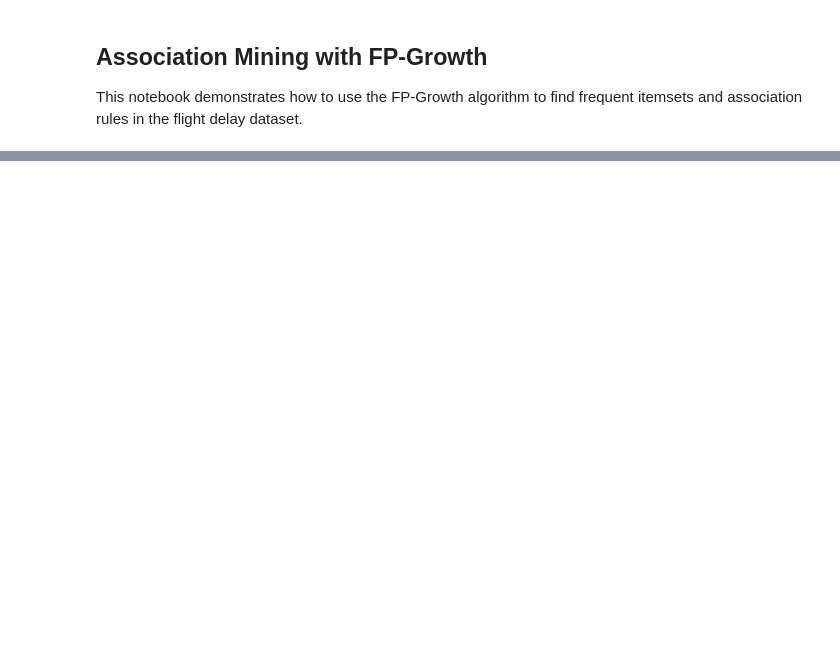
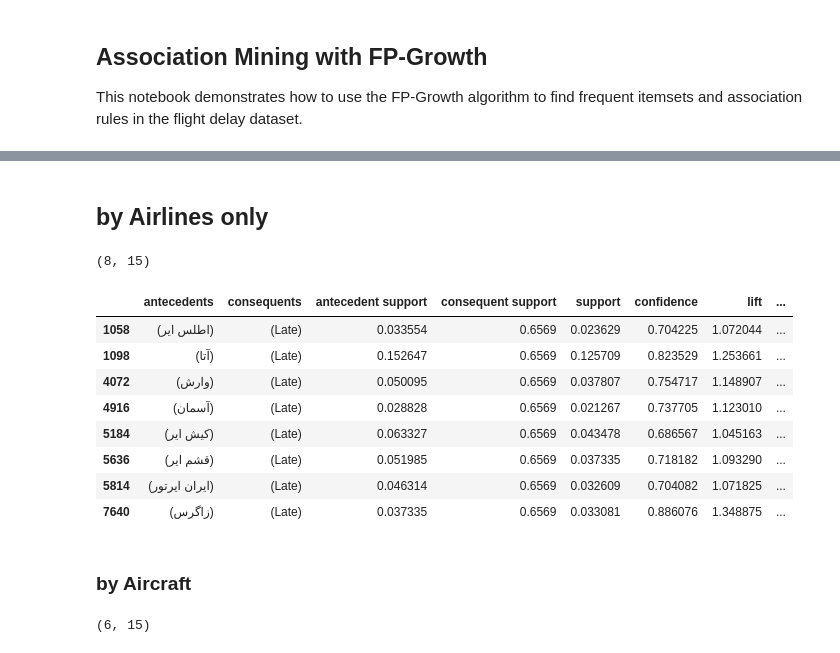
Before and after one commit to AminRezaeeyan/AeroScrape, a Jupyter notebook: notebooks/1-association-mining.ipynb, the cells around one changed output, grey strips where cells are left out. Drawn from its saved outputs; the diff is of its cells as text; code cells hidden in the pictures; blank space fills up the shorter version.

```diff
--- a/notebooks/1-association-mining.ipynb
+++ b/notebooks/1-association-mining.ipynb
@@ -54,0 +112,2 @@ rules.sort_values(by='lift', ascending=False).head(20)
+# %%
+late_rules_freeze['antecedents_len'] = late_rules_freeze['antecedents'].apply(lambda x: len(x))
@@ -54,0 +125,5 @@ rules.sort_values(by='lift', ascending=False).head(20)
+# %%
+days_of_the_week = set(df['scheduled_day_of_week'].unique())
+
+def only_things(antecedents, _set):
+    return antecedents.issubset(_set)
@@ -54,0 +157,23 @@ rules.sort_values(by='lift', ascending=False).head(20)
+# %% [markdown]
+## **by Airlines only**
+# %%
+airlines = set(df['airline'].unique())
+# %%
+late_rules_by_airline = late_rules_freeze[late_rules_freeze['antecedents'].apply(only_things, args = (airlines, ))].copy()
+late_rules_by_airline.shape
+# %% [output]
+(8, 15)
+# %%
+late_rules_by_airline
+# %% [output]
+|  | antecedents | consequents | antecedent support | consequent support | support | confidence | lift | ... |
+| 1058 | (اطلس ایر) | (Late) | 0.033554 | 0.6569 | 0.023629 | 0.704225 | 1.072044 | ... |
+| 1098 | (آتا) | (Late) | 0.152647 | 0.6569 | 0.125709 | 0.823529 | 1.253661 | ... |
+| 4072 | (وارش) | (Late) | 0.050095 | 0.6569 | 0.037807 | 0.754717 | 1.148907 | ... |
+| 4916 | (آسمان) | (Late) | 0.028828 | 0.6569 | 0.021267 | 0.737705 | 1.123010 | ... |
+| 5184 | (کیش ایر) | (Late) | 0.063327 | 0.6569 | 0.043478 | 0.686567 | 1.045163 | ... |
+| 5636 | (قشم ایر) | (Late) | 0.051985 | 0.6569 | 0.037335 | 0.718182 | 1.093290 | ... |
+| 5814 | (ایران ایرتور) | (Late) | 0.046314 | 0.6569 | 0.032609 | 0.704082 | 1.071825 | ... |
+| 7640 | (زاگرس) | (Late) | 0.037335 | 0.6569 | 0.033081 | 0.886076 | 1.348875 | ... |
+# %% [markdown]
+### **by Aircraft**
@@ -54,0 +182,5 @@ rules.sort_values(by='lift', ascending=False).head(20)
+# %%
+late_rules_by_aircraft = late_rules_freeze[late_rules_freeze['antecedents'].apply(only_things, args = (aircrafts, ))].copy()
+late_rules_by_aircraft.shape
+# %% [output]
+(6, 15)
```
Also changed, not shown: parts of 24 cells of this notebook, 5 other files.
